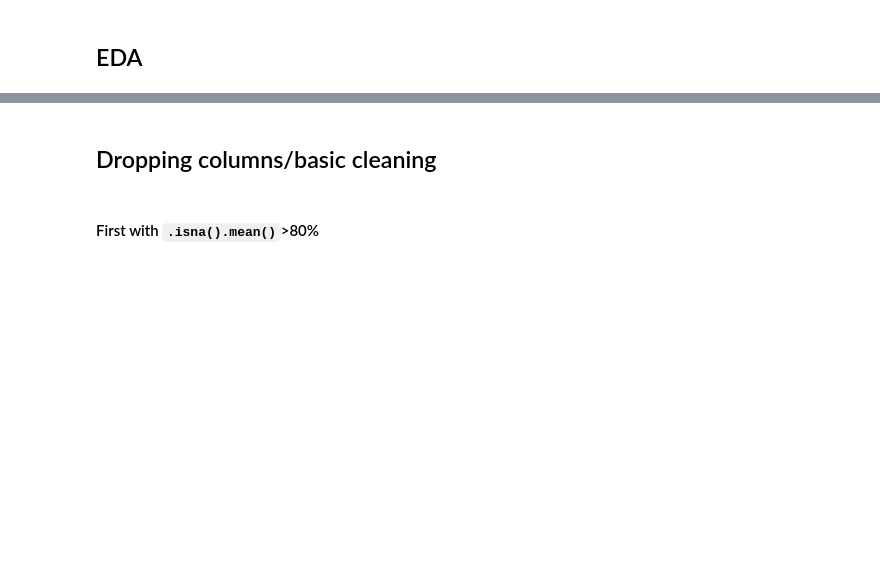
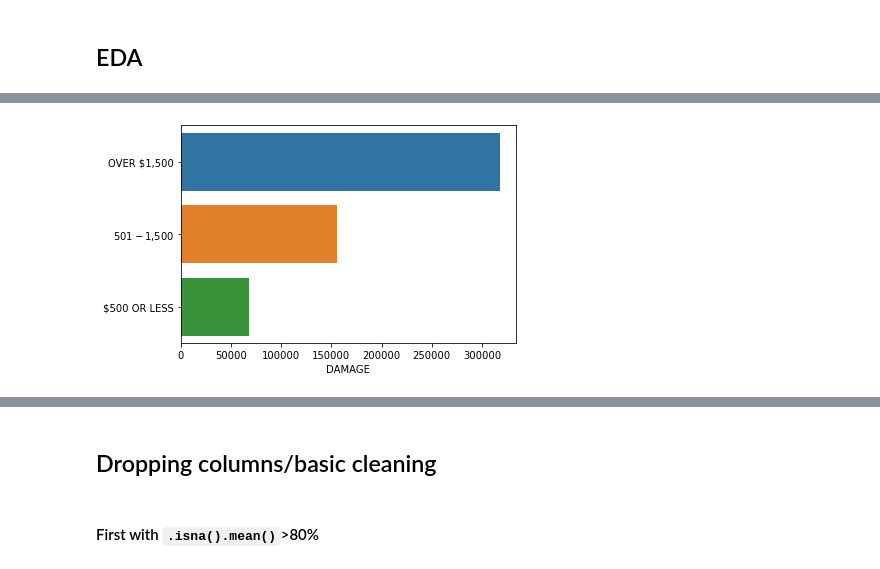
Before and after one commit to AngieKay/Chicago-Crashes, a Jupyter notebook: Markowitz_working_nb.ipynb, the cells around one changed output, grey strips where cells are left out. Drawn from its saved outputs; the diff is of its cells as text; code cells hidden in the pictures; blank space fills up the shorter version.

```diff
--- a/Markowitz_working_nb.ipynb
+++ b/Markowitz_working_nb.ipynb
@@ -145,0 +229,5 @@ sns.pairplot(crashes_df[['POSTED_SPEED_LIMIT', 'TRAFFIC_CONTROL_DEVICE', 'WEATHE
+# %%
+sns.barplot(y=crashes_eda.DAMAGE.value_counts().index, x=crashes_eda.DAMAGE.value_counts(),
+           orient='h');
+# %% [output]
+[figure, added]
```
Also changed, not shown: parts of 31 cells of this notebook.
